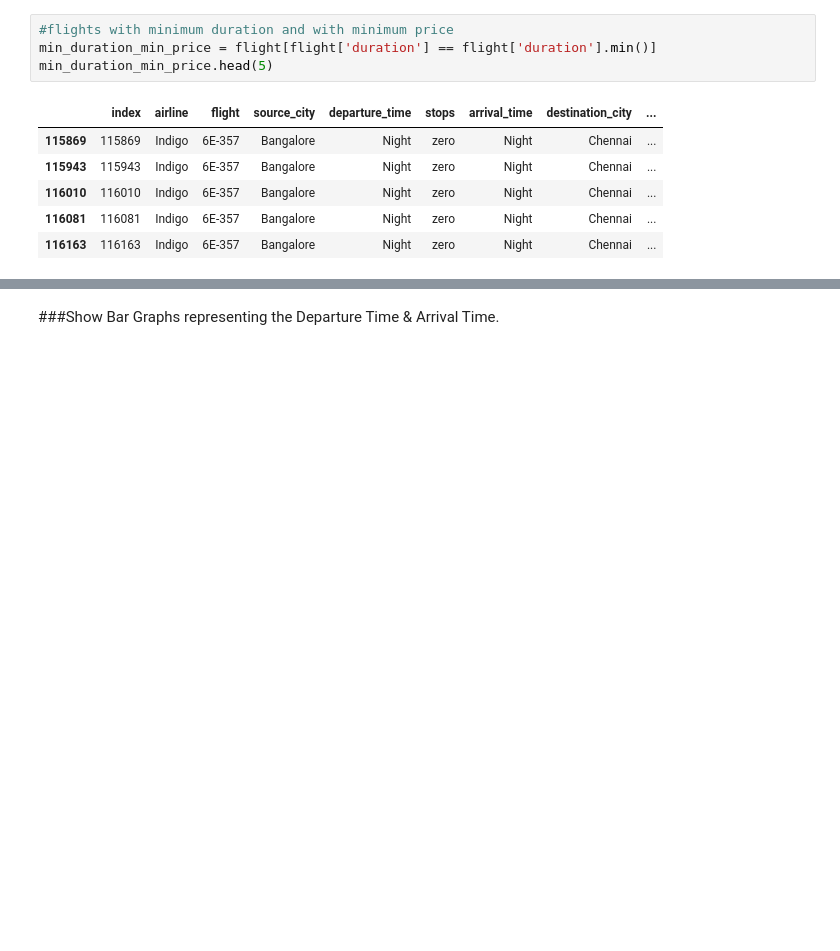
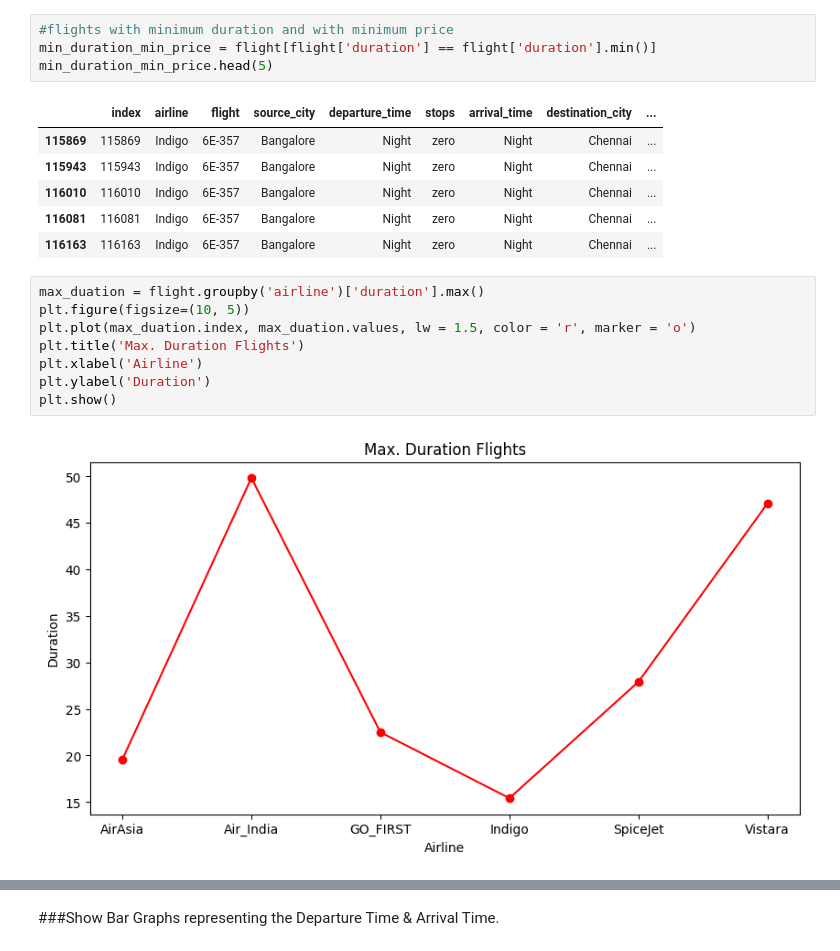
Before and after one commit to Venkata-Suresh-Babu/Airlines-flight-data-analysis, a Jupyter notebook: Airlines_Flights_Data.ipynb, the cells around one changed output, grey strips where cells are left out. Saved outputs shown, nothing was run; the diff lists cells and outputs as text; blank space fills up the shorter version.

```diff
--- a/Airlines_Flights_Data.ipynb
+++ b/Airlines_Flights_Data.ipynb
@@ -173,3 +173,13 @@ min_duration_min_price.head(5)
 | 116010 | 116010 | Indigo | 6E-357 | Bangalore | Night | zero | Night | Chennai | ... |
 | 116081 | 116081 | Indigo | 6E-357 | Bangalore | Night | zero | Night | Chennai | ... |
 | 116163 | 116163 | Indigo | 6E-357 | Bangalore | Night | zero | Night | Chennai | ... |
+# %%
+max_duation = flight.groupby('airline')['duration'].max()
+plt.figure(figsize=(10, 5))
+plt.plot(max_duation.index, max_duation.values, lw = 1.5, color = 'r', marker = 'o')
+plt.title('Max. Duration Flights')
+plt.xlabel('Airline')
+plt.ylabel('Duration')
+plt.show()
+# %% [output]
+[figure, added]
```
Also changed, not shown: parts of 1 cell of this notebook.
